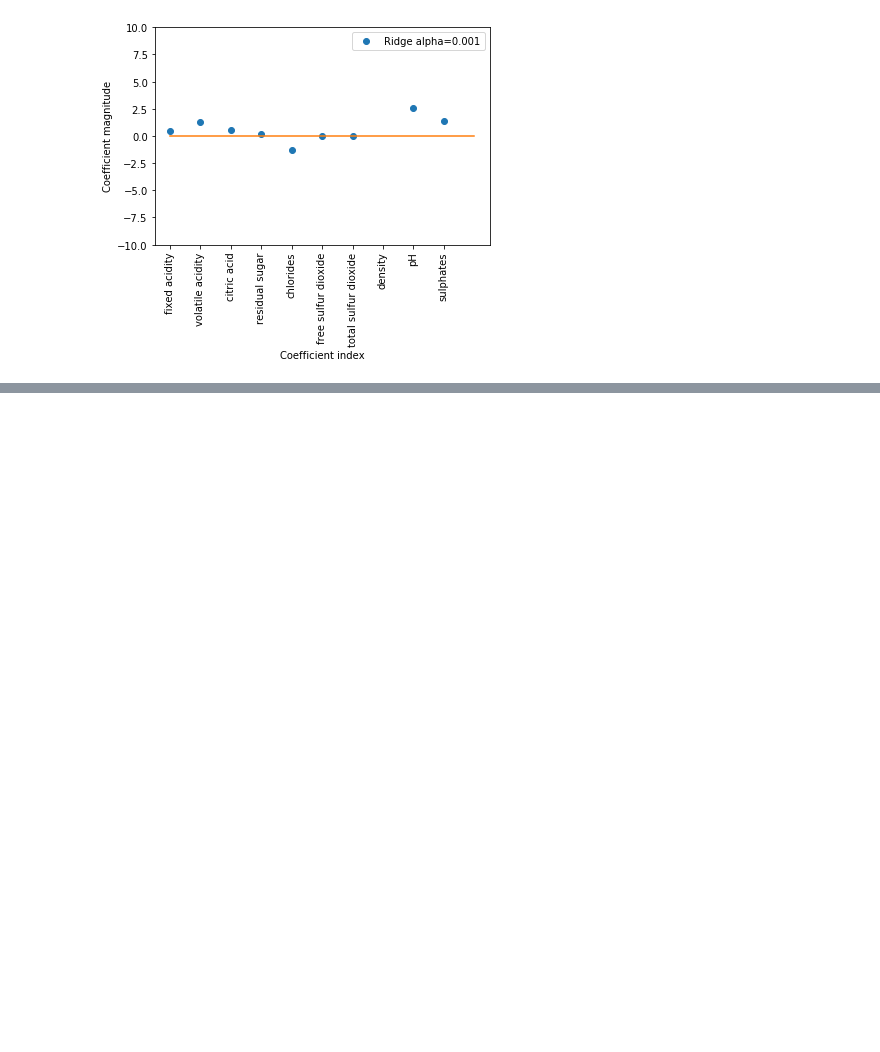
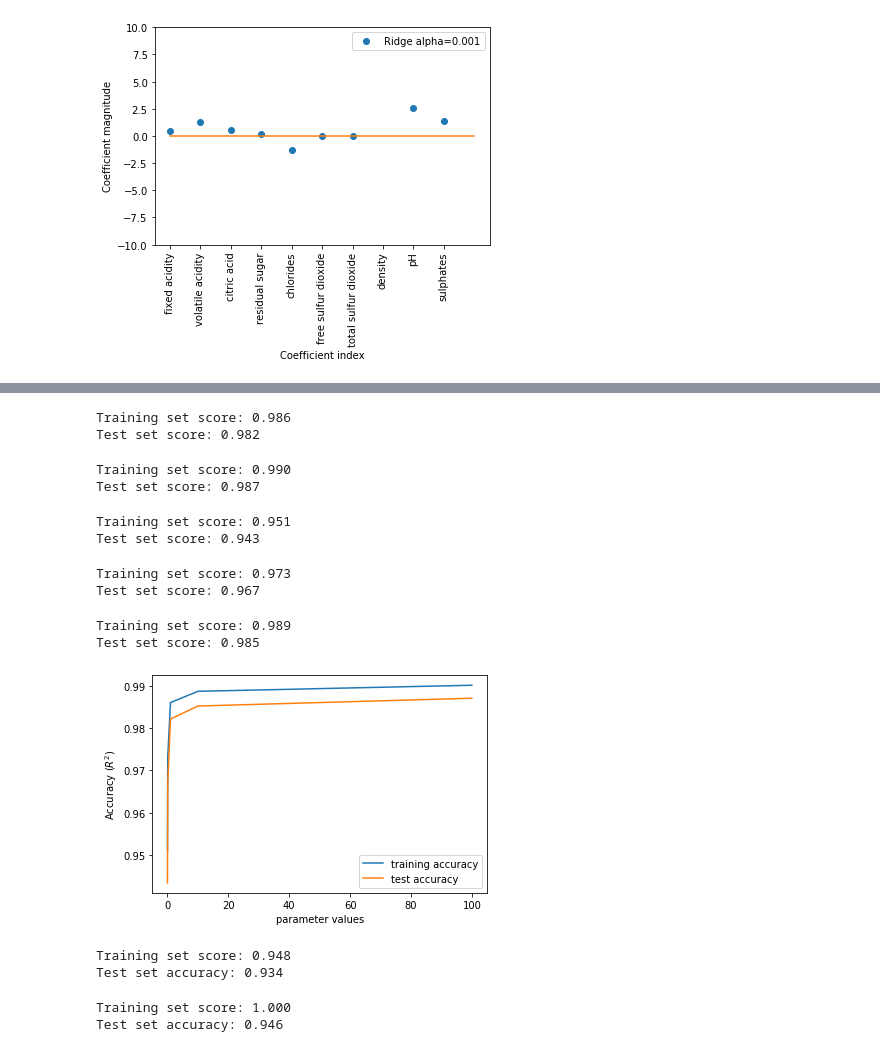
Before and after one commit to myGitHub001/Test, a Jupyter notebook: wine.ipynb, the cells around one changed output, grey strips where cells are left out. Cells and saved outputs as stored; diff of their text form; code cells hidden in the pictures; blank space fills up the shorter version.

```diff
--- a/wine.ipynb
+++ b/wine.ipynb
@@ -271,0 +278,75 @@ plot_coefficient_magnitudes()
+# %%
+# Use binary classification to predict the type of wine on a test set.
+X = wine.iloc[:,:11].values
+y_class = wine.iloc[:,12].values
+
+from sklearn.linear_model import LogisticRegression
+X_train, X_test, y_train, y_test = train_test_split(X, y_class, random_state=42)
+
+# Train logisitic regression model with C default value = 1
+logreg = LogisticRegression(solver='lbfgs',max_iter=100000).fit(X_train, y_train)
+
+print("Training set score: {:.3f}".format(logreg.score(X_train, y_train)))
+print("Test set score: {:.3f}".format(logreg.score(X_test, y_test)))
+# %% [output]
+Training set score: 0.986
+Test set score: 0.982
+# %%
+# Train logisitic regression model with C value = 100
+logreg100 = LogisticRegression(C=100,solver='lbfgs',max_iter=100000).fit(X_train, y_train)
+print("Training set score: {:.3f}".format(logreg100.score(X_train, y_train)))
+print("Test set score: {:.3f}".format(logreg100.score(X_test, y_test)))
+# %% [output]
+Training set score: 0.990
+Test set score: 0.987
+# %%
+# Train logisitic regression model with C value = 0.01
+logreg001 = LogisticRegression(C=0.01,solver='lbfgs',max_iter=100000).fit(X_train, y_train)
+print("Training set score: {:.3f}".format(logreg001.score(X_train, y_train)))
+print("Test set score: {:.3f}".format(logreg001.score(X_test, y_test)))
+# %% [output]
+Training set score: 0.951
+Test set score: 0.943
+# %%
+# Train logisitic regression model with C value = 0.1
+logreg01 = LogisticRegression(C=0.1,solver='lbfgs',max_iter=100000).fit(X_train, y_train)
+print("Training set score: {:.3f}".format(logreg01.score(X_train, y_train)))
+print("Test set score: {:.3f}".format(logreg01.score(X_test, y_test)))
+# %% [output]
+Training set score: 0.973
+Test set score: 0.967
+# %%
+# Train logisitic regression model with C value = 10
+logreg10 = LogisticRegression(C=10,solver='lbfgs',max_iter=100000).fit(X_train, y_train)
+print("Training set score: {:.3f}".format(logreg10.score(X_train, y_train)))
+print("Test set score: {:.3f}".format(logreg10.score(X_test, y_test)))
+# %% [output]
+Training set score: 0.989
+Test set score: 0.985
+# %%
+# Define different C values for logistic regression
+C_values = [0.01,0.1,1,10,100]
+
+plot_accuracy(C_values, 'logistic')
+# %% [output]
+[figure, added]
+# %%
+# Train KNeighborsClassifier with neighbors = 10
+from sklearn.neighbors import KNeighborsClassifier
+clf10 = KNeighborsClassifier(n_neighbors=10)
+clf10.fit(X_train, y_train)
+print("Training set score: {:.3f}".format(clf10.score(X_train, y_train)))
+print("Test set accuracy: {:.3f}".format(clf10.score(X_test, y_test)))
+# %% [output]
+Training set score: 0.948
+Test set accuracy: 0.934
+# %%
+# Train KNeighborsClassifier with neighbors = 1
+from sklearn.neighbors import KNeighborsClassifier
+clf1 = KNeighborsClassifier(n_neighbors=1)
+clf1.fit(X_train, y_train)
+print("Training set score: {:.3f}".format(clf1.score(X_train, y_train)))
+print("Test set accuracy: {:.3f}".format(clf1.score(X_test, y_test)))
+# %% [output]
+Training set score: 1.000
+Test set accuracy: 0.946
```
Also changed, not shown: parts of 13 cells of this notebook.
